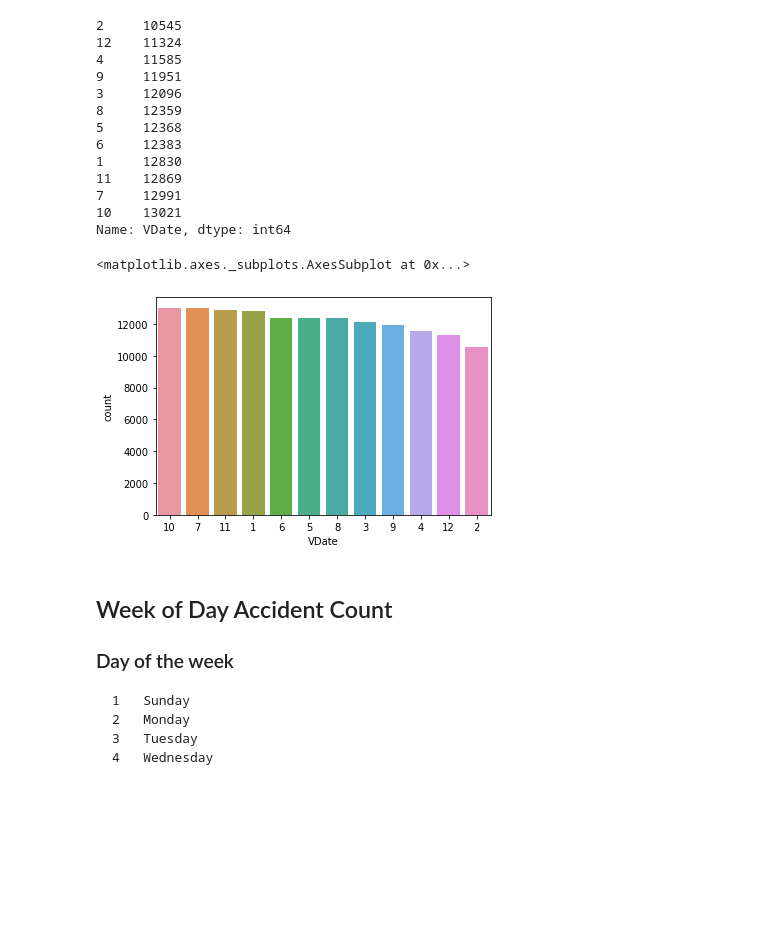
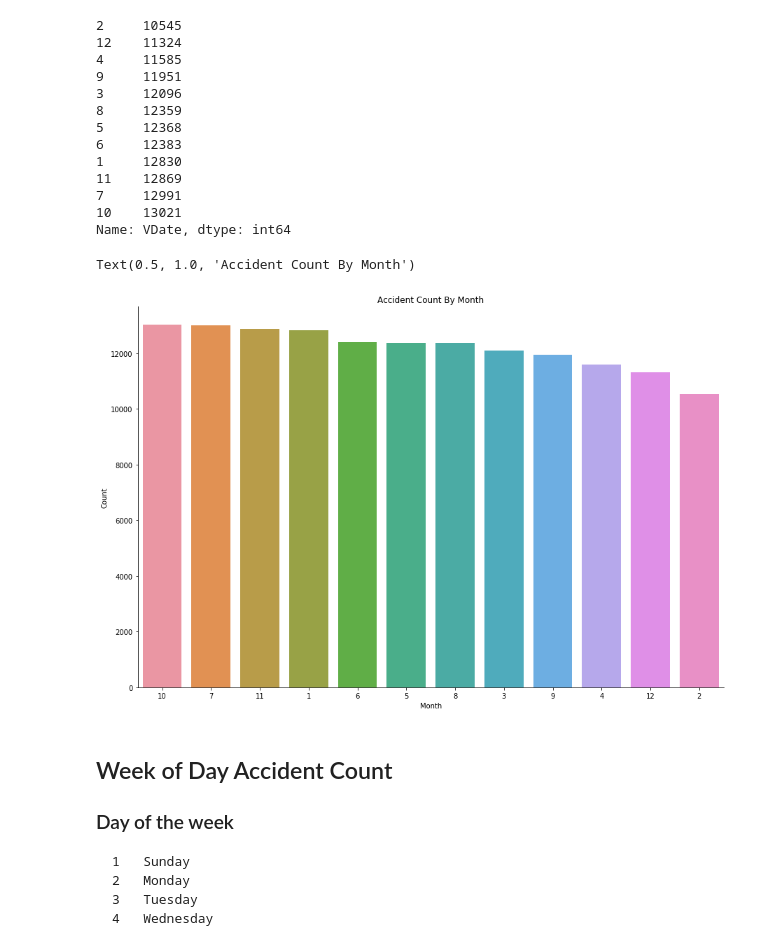
Before and after one commit to shivajid/PredictPoliceAppearance, a Jupyter notebook: h20_exercise_sklearn_keras.ipynb, the cells around one changed output. Drawn from its saved outputs; the diff is of its cells as text; code cells hidden in the pictures; blank space fills up the shorter version.

```diff
--- a/h20_exercise_sklearn_keras.ipynb
+++ b/h20_exercise_sklearn_keras.ipynb
@@ -70,7 +70,7 @@ from h2o.estimators.random_forest import H2ORandomForestEstimator
 # %%
 pd.set_option('display.max_rows', 500)
 # %%
-road_safety = pd.read_pickle("road_safety.pkl")
+road_safety = pd.read_pickle("../road_safety.pkl")
 # %%
 road_safety.columns
 # %% [output]
@@ -186,10 +196,15 @@ road_safety["VDate"].dt.month.value_counts().sort_values()
 Name: VDate, dtype: int64
 # %%
 #road_safety["VDate"].dt.month.value_counts()
+plt.figure(figsize=(15,10))
 sns.countplot(road_safety["VDate"].dt.month, order=road_safety["VDate"].dt.month.value_counts().index)
+sns.despine()
+plt.xlabel("Month")
+plt.ylabel("Count")
+plt.title("Accident Count By Month")
 # %% [output]
-<matplotlib.axes._subplots.AxesSubplot at 0x...>
+Text(0.5, 1.0, 'Accident Count By Month')
-[figure, old version]
+[figure, new version]
 # %% [markdown]
 ## Week of Day Accident Count
 ### Day of the week
```
Also changed, not shown: parts of 14 cells of this notebook, 7 other files.
